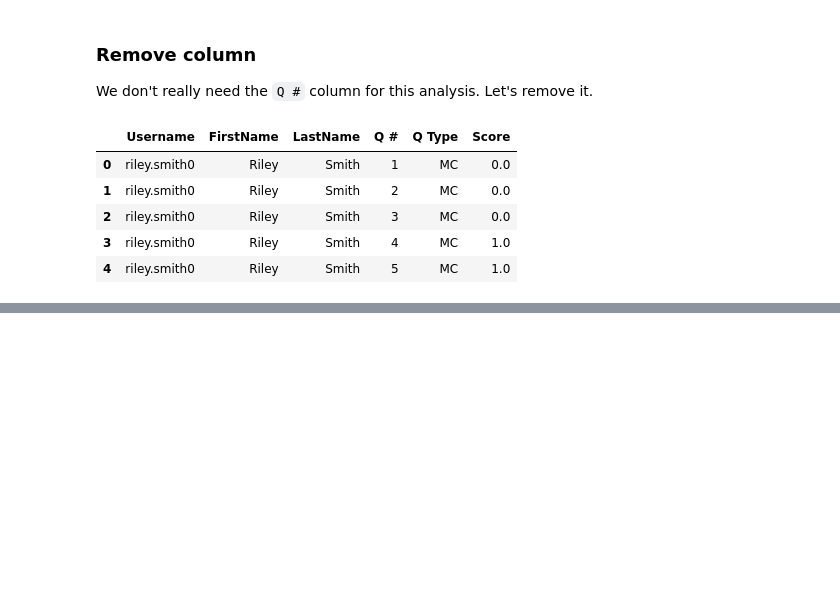
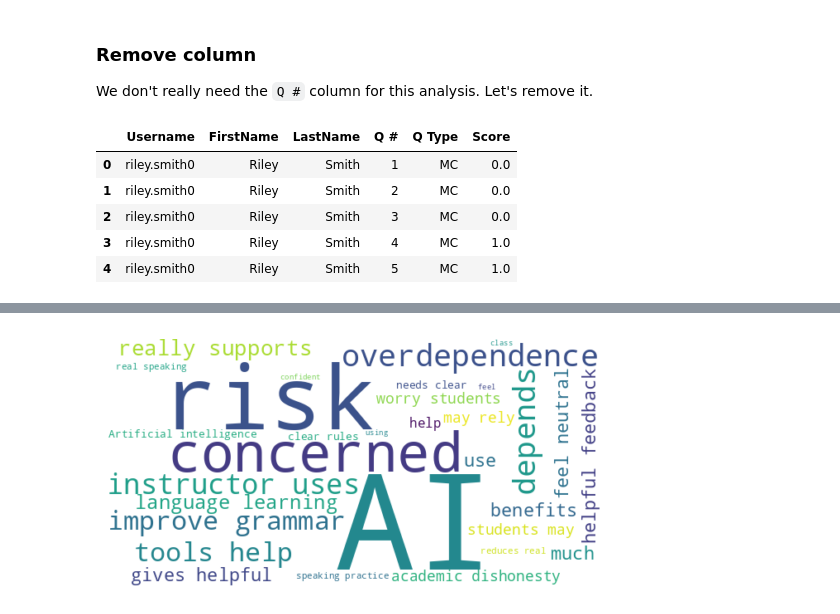
Before and after one commit to Yuweien/Python-Workshop, a Jupyter notebook: Python_Workshop_for_Beginners_2_25.ipynb, the cells around one changed output, grey strips where cells are left out. Cells and saved outputs as stored; diff of their text form; code cells hidden in the pictures; blank space fills up the shorter version.

```diff
--- a/Python_Workshop_for_Beginners_2_25.ipynb
+++ b/Python_Workshop_for_Beginners_2_25.ipynb
@@ -508,0 +1194,3 @@ but to **read, understand, and adapt workflows**.
+# %%
+
+wr_text = " ".join(wr_df["Answer"].dropna())
@@ -508,0 +1215,11 @@ but to **read, understand, and adapt workflows**.
+# %%
+from wordcloud import WordCloud
+import matplotlib.pyplot as plt
+
+wc = WordCloud(width=600, height=300, background_color="white").generate(wr_text)
+
+plt.imshow(wc, interpolation="bilinear")
+plt.axis("off")
+plt.show()
+# %% [output]
+[figure, added]
```
Also changed, not shown: parts of 70 cells of this notebook.
